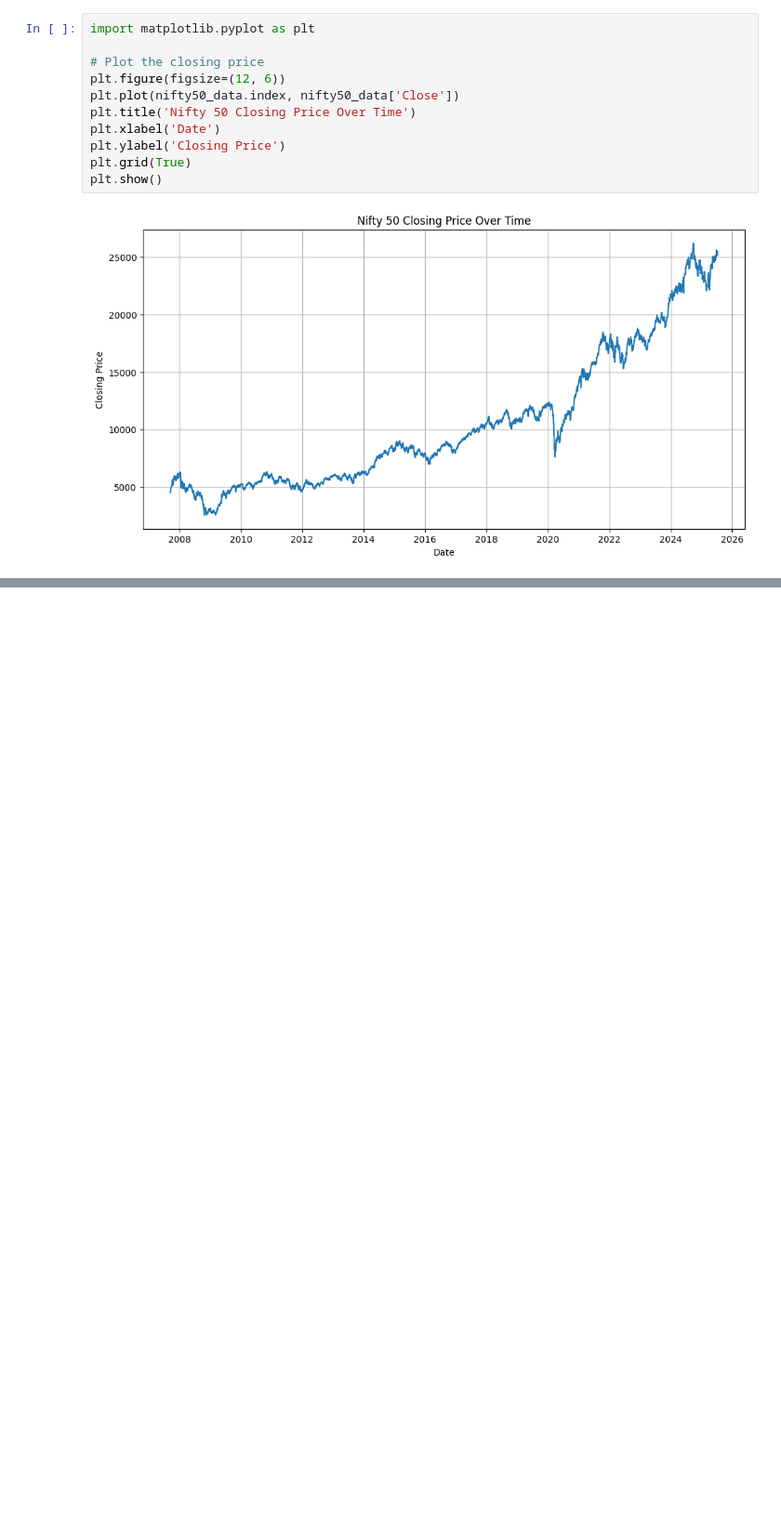
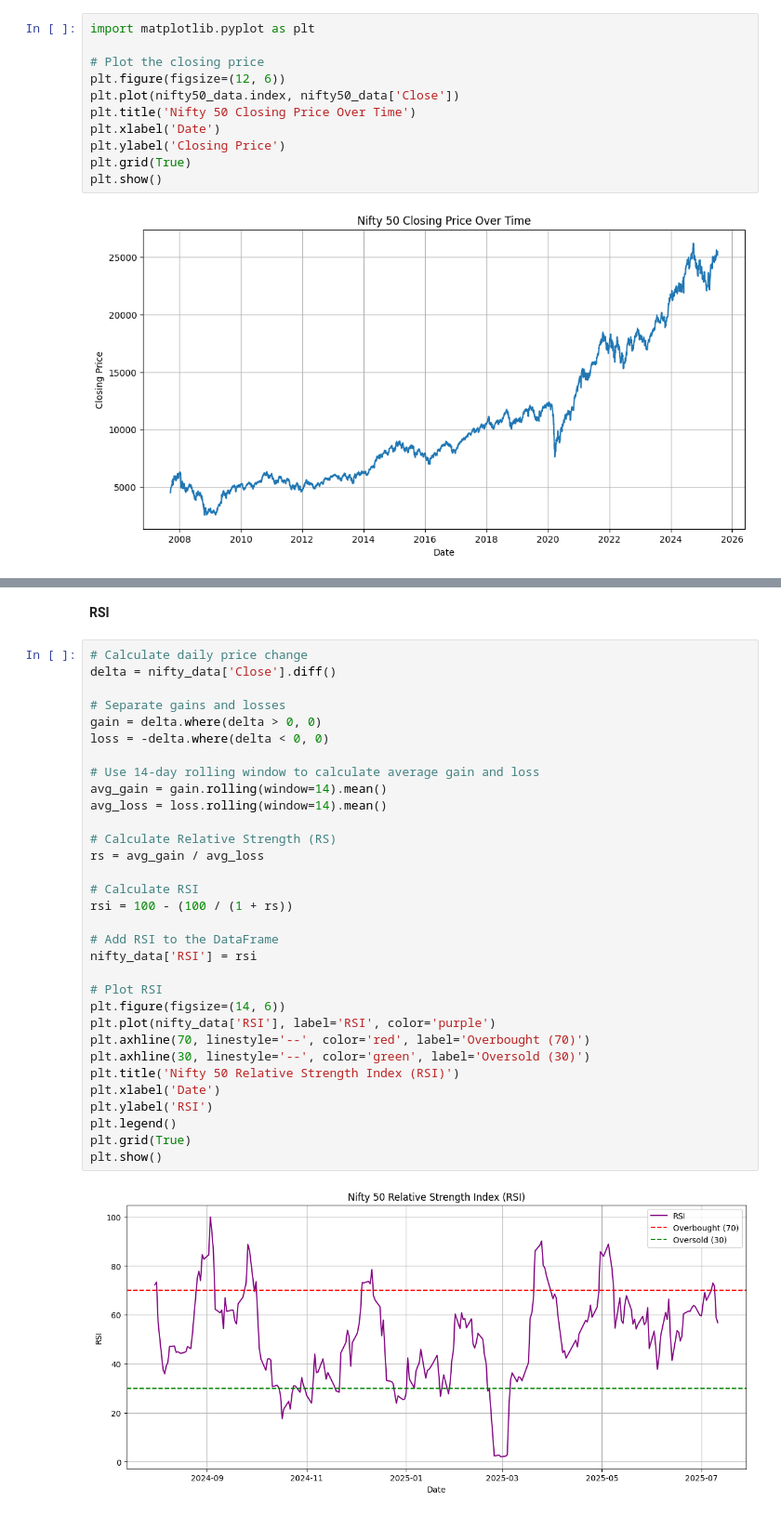
Before and after one commit to prahlad-pallav/Stock_Market_Analysis, a Jupyter notebook: Index_Analysis.ipynb, the cells around one changed output, grey strips where cells are left out. Shown at 93% size. Cells and saved outputs as stored; diff of their text form; blank space fills up the shorter version.

```diff
--- a/Index_Analysis.ipynb
+++ b/Index_Analysis.ipynb
@@ -61,0 +118,36 @@ Following the plan, I will now fetch the historical data for HDFC Bank using `yf
+# %% [markdown]
+**RSI**
+# %%
+# Calculate daily price change
+delta = nifty_data['Close'].diff()
+
+# Separate gains and losses
+gain = delta.where(delta > 0, 0)
+loss = -delta.where(delta < 0, 0)
+
+# Use 14-day rolling window to calculate average gain and loss
+avg_gain = gain.rolling(window=14).mean()
+avg_loss = loss.rolling(window=14).mean()
+
+# Calculate Relative Strength (RS)
+rs = avg_gain / avg_loss
+
+# Calculate RSI
+rsi = 100 - (100 / (1 + rs))
+
+# Add RSI to the DataFrame
+nifty_data['RSI'] = rsi
+
+# Plot RSI
+plt.figure(figsize=(14, 6))
+plt.plot(nifty_data['RSI'], label='RSI', color='purple')
+plt.axhline(70, linestyle='--', color='red', label='Overbought (70)')
+plt.axhline(30, linestyle='--', color='green', label='Oversold (30)')
+plt.title('Nifty 50 Relative Strength Index (RSI)')
+plt.xlabel('Date')
+plt.ylabel('RSI')
+plt.legend()
+plt.grid(True)
+plt.show()
+# %% [output]
+[figure, added]
```
Also changed, not shown: parts of 9 cells of this notebook.
